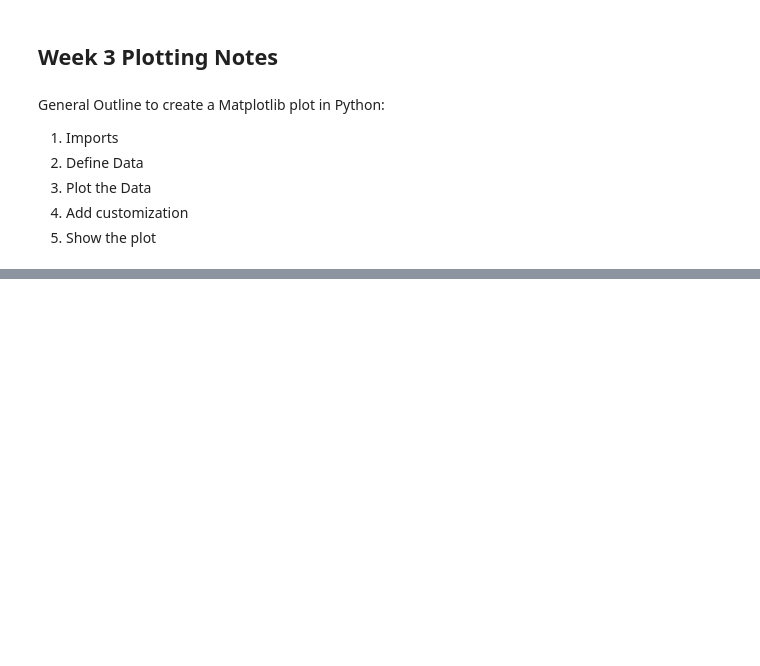
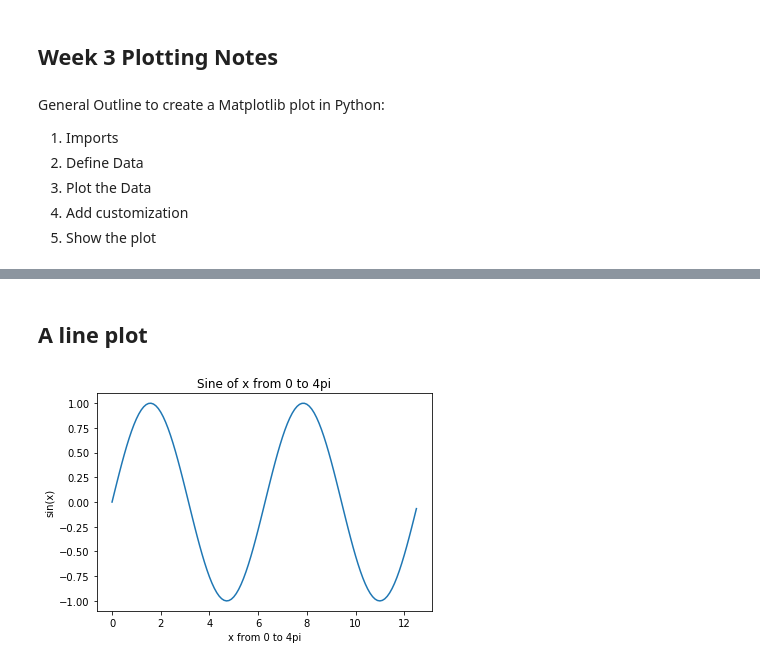
Before and after one commit to ProfessorKazarinoff/ENGR114-2019Q1, a Jupyter notebook: week3_plotting_notes.ipynb, the cells around one changed output, grey strips where cells are left out. Cells and saved outputs as stored; diff of their text form; code cells hidden in the pictures; blank space fills up the shorter version.

```diff
--- a/week3_plotting_notes.ipynb
+++ b/week3_plotting_notes.ipynb
@@ -63,0 +72,25 @@ plt.show()
+# %% [markdown]
+## A line plot
+# %%
+#1. Imports
+import numpy as np
+import matplotlib.pyplot as plt
+%matplotlib inline
+
+#2. Data
+x = np.arange(0,np.pi*4,0.1)
+y = np.sin(x)
+
+#3. Build Plot
+fig, ax = plt.subplots()
+ax.plot(x,y)
+
+#4. Customize
+ax.set_title('Sine of x from 0 to 4pi')
+ax.set_xlabel('x from 0 to 4pi')
+ax.set_ylabel('sin(x)')
+
+#5. Show Plot
+plt.show()
+# %% [output]
+[figure, added]
```
Also changed, not shown: parts of 15 cells of this notebook, 12 other files.
